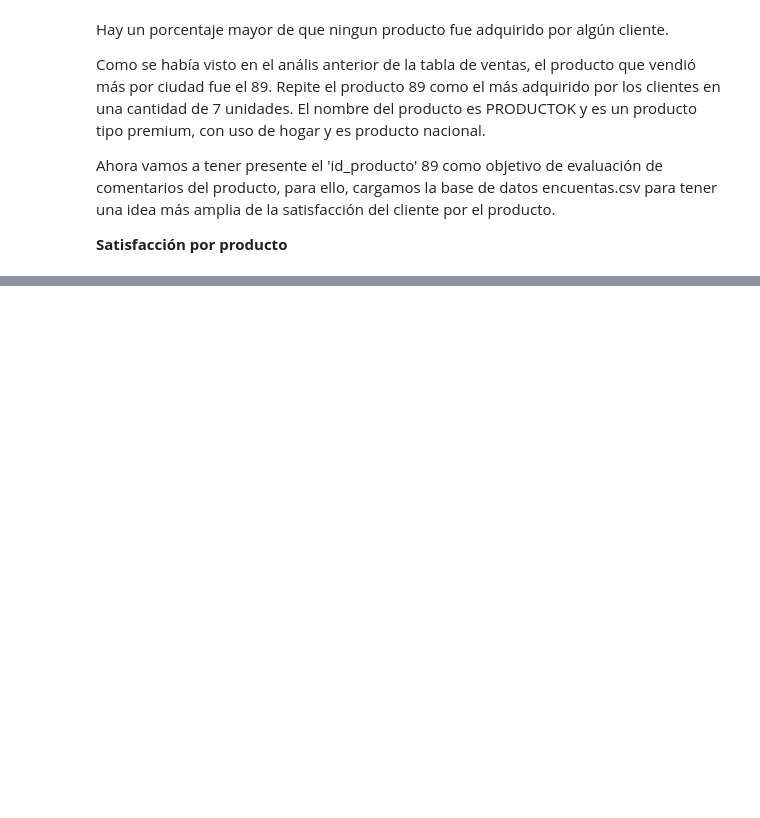
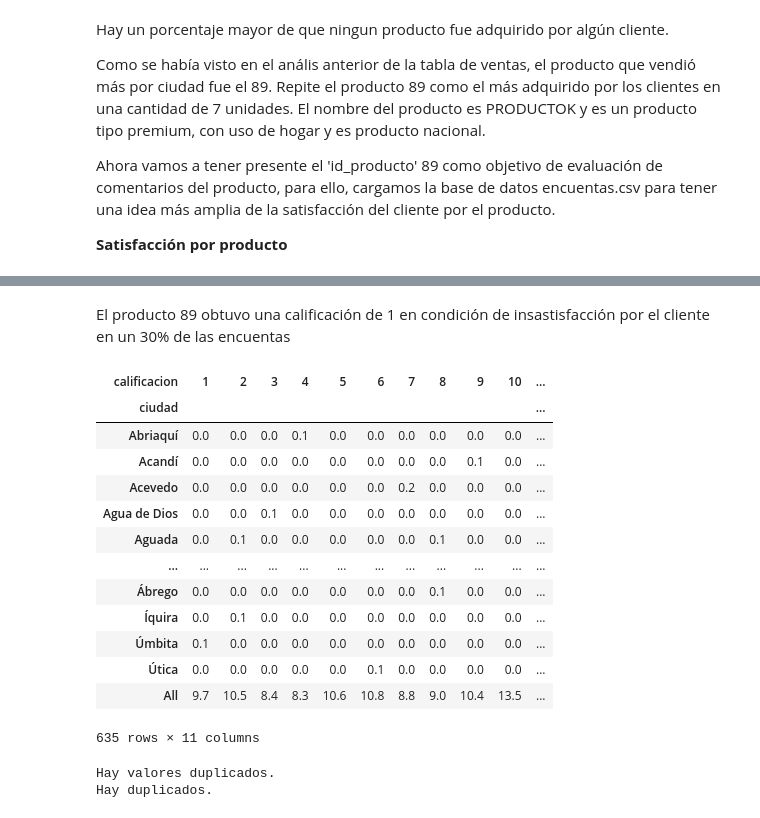
Before and after one commit to cacordobae/An-lisis-de-ventas, a Jupyter notebook: Analisis_ventas.ipynb, the cells around one changed output, grey strips where cells are left out. Saved outputs shown, nothing was run; the diff lists cells and outputs as text; code cells hidden in the pictures; blank space fills up the shorter version.

```diff
--- a/Analisis_ventas.ipynb
+++ b/Analisis_ventas.ipynb
@@ -939,0 +1006,39 @@ Ahora vamos a tener presente el 'id_producto' 89 como objetivo de evaluación de
+# %% [markdown]
+El producto 89 obtuvo una calificación de 1 en condición de insastisfacción por el cliente en un 30% de las encuentas
+# %%
+cc=pd.crosstab(index= encuentas['ciudad'], columns= encuentas['calificacion'] ,margins =True).apply(lambda r :r/len(encuentas)*100, axis= 1)
+cc
+# %% [output]
+| calificacion | 1 | 2 | 3 | 4 | 5 | 6 | 7 | 8 | 9 | 10 | ... |
+| ciudad |  |  |  |  |  |  |  |  |  |  | ... |
+| Abriaquí | 0.0 | 0.0 | 0.0 | 0.1 | 0.0 | 0.0 | 0.0 | 0.0 | 0.0 | 0.0 | ... |
+| Acandí | 0.0 | 0.0 | 0.0 | 0.0 | 0.0 | 0.0 | 0.0 | 0.0 | 0.1 | 0.0 | ... |
+| Acevedo | 0.0 | 0.0 | 0.0 | 0.0 | 0.0 | 0.0 | 0.2 | 0.0 | 0.0 | 0.0 | ... |
+| Agua de Dios | 0.0 | 0.0 | 0.1 | 0.0 | 0.0 | 0.0 | 0.0 | 0.0 | 0.0 | 0.0 | ... |
+| Aguada | 0.0 | 0.1 | 0.0 | 0.0 | 0.0 | 0.0 | 0.0 | 0.1 | 0.0 | 0.0 | ... |
+| ... | ... | ... | ... | ... | ... | ... | ... | ... | ... | ... | ... |
+| Ábrego | 0.0 | 0.0 | 0.0 | 0.0 | 0.0 | 0.0 | 0.0 | 0.1 | 0.0 | 0.0 | ... |
+| Íquira | 0.0 | 0.1 | 0.0 | 0.0 | 0.0 | 0.0 | 0.0 | 0.0 | 0.0 | 0.0 | ... |
+| Úmbita | 0.1 | 0.0 | 0.0 | 0.0 | 0.0 | 0.0 | 0.0 | 0.0 | 0.0 | 0.0 | ... |
+| Útica | 0.0 | 0.0 | 0.0 | 0.0 | 0.0 | 0.1 | 0.0 | 0.0 | 0.0 | 0.0 | ... |
+| All | 9.7 | 10.5 | 8.4 | 8.3 | 10.6 | 10.8 | 8.8 | 9.0 | 10.4 | 13.5 | ... |
+635 rows × 11 columns
+# %%
+#variable 'ciudad'
+duplicados= encuentas['ciudad'].duplicated()
+
+if duplicados.any():
+  print(f"Hay valores duplicados.")
+else:
+  print(f"No hay valores duplicados")
+
+#variable 'id_producto'
+duplicados1= encuentas['id_producto'].duplicated()
+
+if duplicados1.any():
+  print(f"Hay duplicados.")
+else:
+  print(f"No hay duplicados")
+# %% [output]
+Hay valores duplicados.
+Hay duplicados.
```
Also changed, not shown: parts of 29 cells of this notebook.
